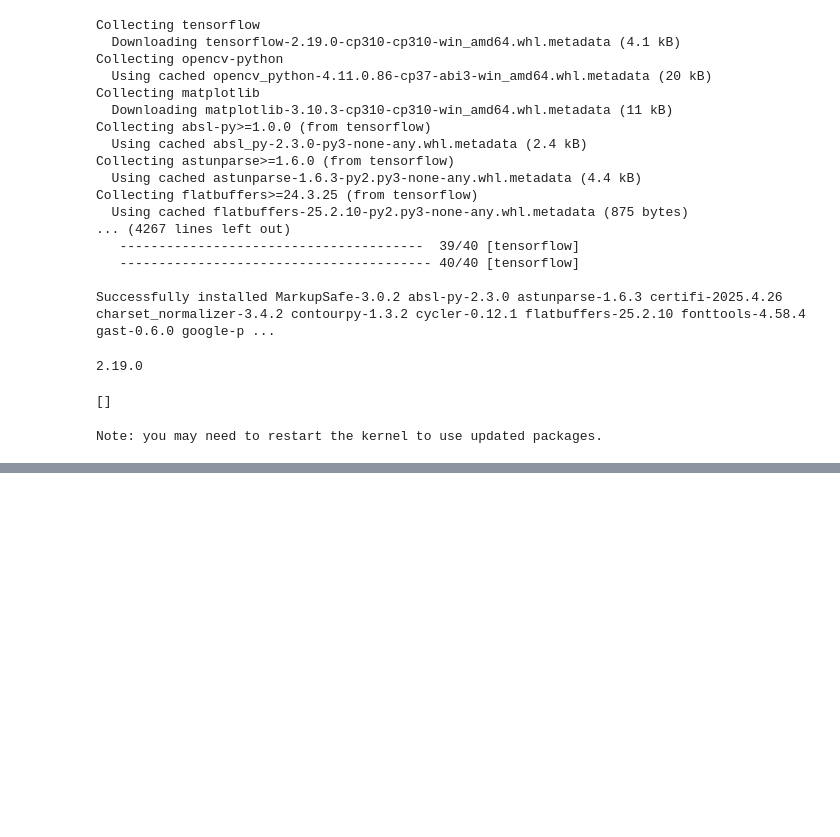
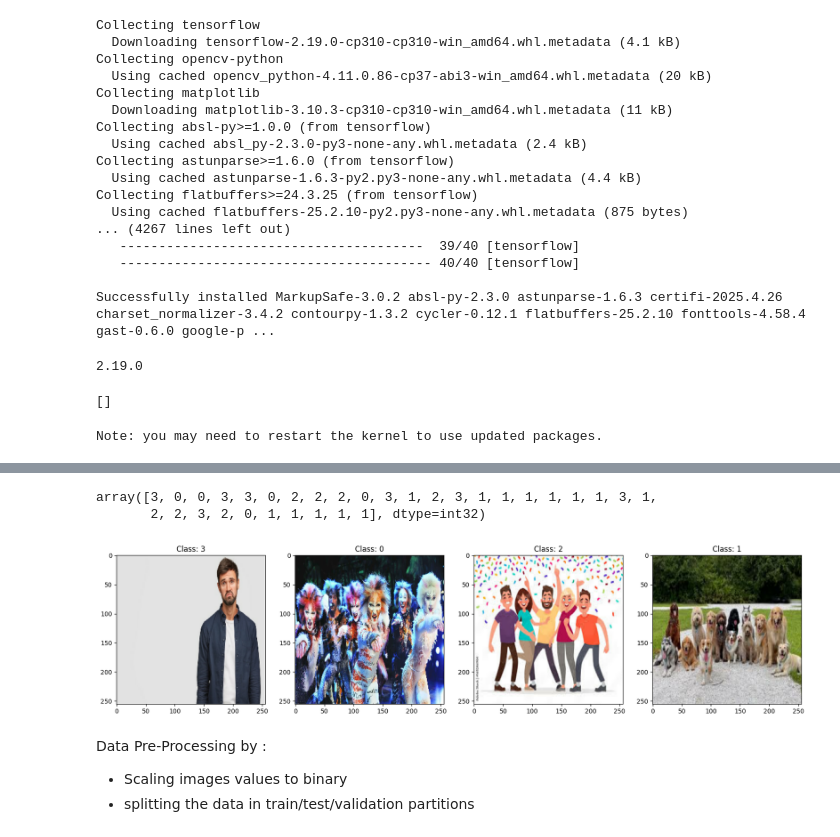
Before and after one commit to alessandroco/CNN_Image_Classifier, a Jupyter notebook: cnn_image_classifier.ipynb, the cells around one changed output, grey strips where cells are left out. Saved outputs shown, nothing was run; the diff lists cells and outputs as text; code cells hidden in the pictures; blank space fills up the shorter version.

Commit message:
Started preprocessing the dataset

```diff
--- a/cnn_image_classifier.ipynb
+++ b/cnn_image_classifier.ipynb
@@ -71,0 +101,2 @@ for image_class in os.listdir(data_dir):
+# %%
+data = tf.keras.utils.image_dataset_from_directory('data') # this will create a dataset from our images voiding us to build classes and labels manually
@@ -71,0 +105,4 @@ for image_class in os.listdir(data_dir):
+# %%
+data_iterator = data.as_numpy_iterator() #this will create an iterator from our dataset to access a batch of images through the pipeline
+# %%
+batch = data_iterator.next()
@@ -71,0 +130,28 @@ for image_class in os.listdir(data_dir):
+# %%
+batch[1] # this will give us the labels in the batch, encoded as integers
+# %% [output]
+array([3, 0, 0, 3, 3, 0, 2, 2, 2, 0, 3, 1, 2, 3, 1, 1, 1, 1, 1, 1, 3, 1,
+       2, 2, 3, 2, 0, 1, 1, 1, 1, 1], dtype=int32)
+# %%
+# Create a figure with subplots
+fig, ax = plt.subplots(ncols=4, figsize=(20, 20))
+
+# Keep track of the classes we've already displayed
+displayed_classes = set()
+
+# Loop through the batch to find one image per class
+for img, label in zip(batch[0], batch[1]):
+    if label not in displayed_classes:
+        idx = len(displayed_classes)  # Use the current number of displayed classes as the subplot index
+        ax[idx].imshow(img.astype(int))  # Display the image
+        ax[idx].title.set_text(f"Class: {label}")  # Set the title to the class label
+        displayed_classes.add(label)  # Mark this class as displayed
+
+        if len(displayed_classes) == 4:  # as there are 4 classes
+            break
+# %% [output]
+[figure, added]
+# %% [markdown]
+Data Pre-Processing by :
+- Scaling images values to binary
+- splitting the data in train/test/validation partitions
```
Also changed, not shown: parts of 8 cells of this notebook.
